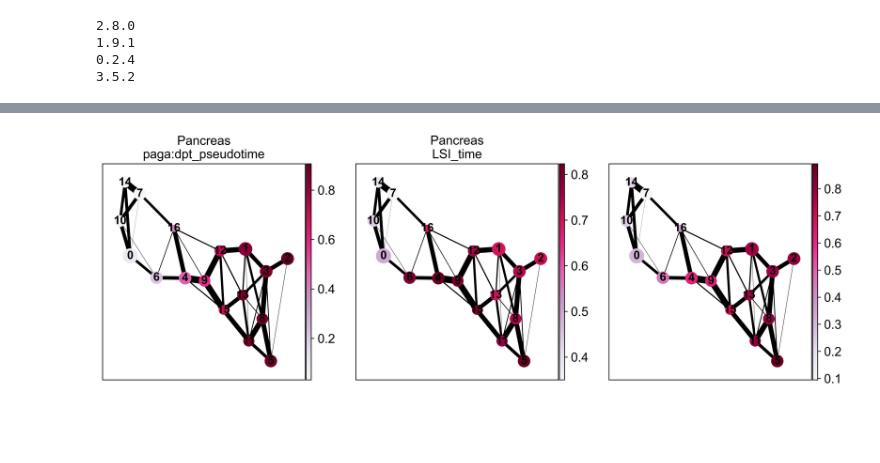
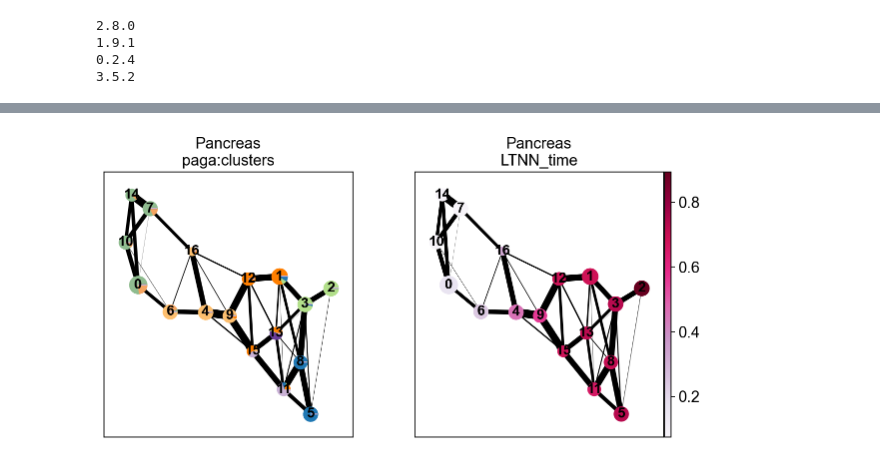
Before and after one commit to Starlitnightly/scltnn, a Jupyter notebook: experiments/未命名.ipynb, the cells around one changed output, grey strips where cells are left out. Cells and saved outputs as stored; diff of their text form; code cells hidden in the pictures; blank space fills up the shorter version.

```diff
--- a/experiments/未命名.ipynb
+++ b/experiments/未命名.ipynb
@@ -446,8 +442,8 @@ None
 # %%
 import scanpy as sc
-sc.settings.set_figure_params(dpi=300, facecolor='white')
-sc.pl.paga(scpancera.adata_test, color=['dpt_pseudotime','p_latent_time','LTNN_time'],cmap='PuRd',
-          title=['Pancreas\npaga:dpt_pseudotime','Pancreas\nLSI_time',''],)
+sc.settings.set_figure_params(dpi=80, facecolor='white')
+sc.pl.paga(scpancera.adata_test, color=['clusters','LTNN_time'],cmap='PuRd',
+          title=['Pancreas\npaga:clusters','Pancreas\nLTNN_time'],)
           #save='_fig3_pancreas.png')
 # %% [output]
-[figure, old version]
+[figure, new version]
```
Also changed, not shown: parts of 2 cells of this notebook, 11 other files.
